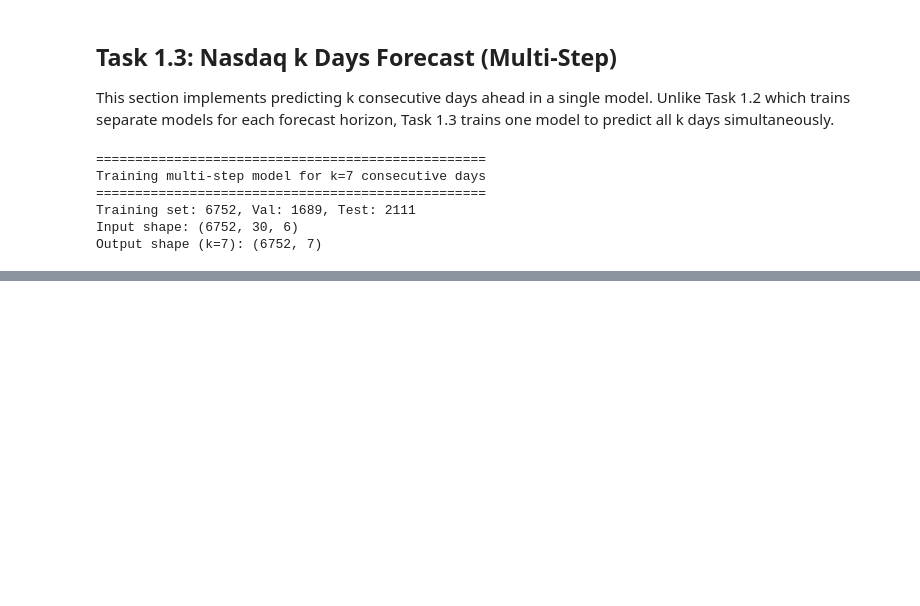
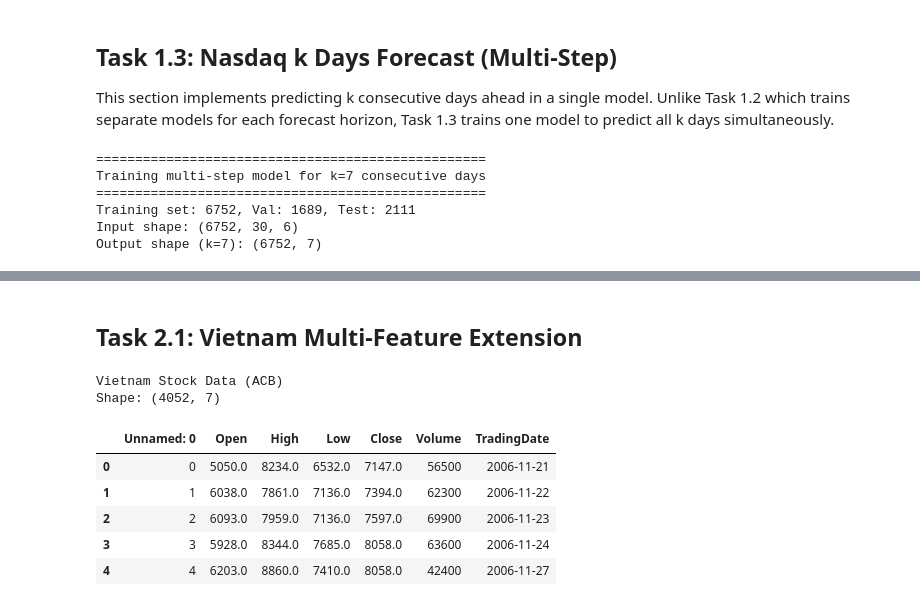
Before and after one commit to hoangminh2901/dl-final, a Jupyter notebook: 220027-project-notebook.ipynb, the cells around one changed output, grey strips where cells are left out. Cells and saved outputs as stored; diff of their text form; code cells hidden in the pictures; blank space fills up the shorter version.

```diff
--- a/220027-project-notebook.ipynb
+++ b/220027-project-notebook.ipynb
@@ -511,0 +519,16 @@ plt.show()
+# %% [markdown]
+## Task 2.1: Vietnam Multi-Feature Extension
+# %%
+data_vn = pd.read_csv('./ACB-VNINDEX-History.csv')
+print("Vietnam Stock Data (ACB)")
+print(f"Shape: {data_vn.shape}")
+data_vn.head()
+# %% [output]
+Vietnam Stock Data (ACB)
+Shape: (4052, 7)
+|  | Unnamed: 0 | Open | High | Low | Close | Volume | TradingDate |
+| 0 | 0 | 5050.0 | 8234.0 | 6532.0 | 7147.0 | 56500 | 2006-11-21 |
+| 1 | 1 | 6038.0 | 7861.0 | 7136.0 | 7394.0 | 62300 | 2006-11-22 |
+| 2 | 2 | 6093.0 | 7959.0 | 7136.0 | 7597.0 | 69900 | 2006-11-23 |
+| 3 | 3 | 5928.0 | 8344.0 | 7685.0 | 8058.0 | 63600 | 2006-11-24 |
+| 4 | 4 | 6203.0 | 8860.0 | 7410.0 | 8058.0 | 42400 | 2006-11-27 |
```
Also changed, not shown: parts of 18 cells of this notebook.
